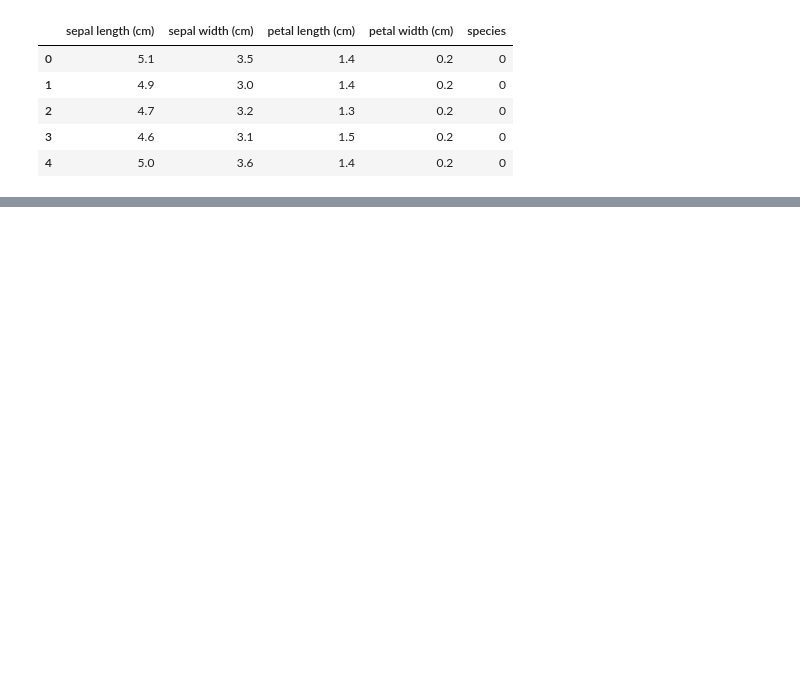
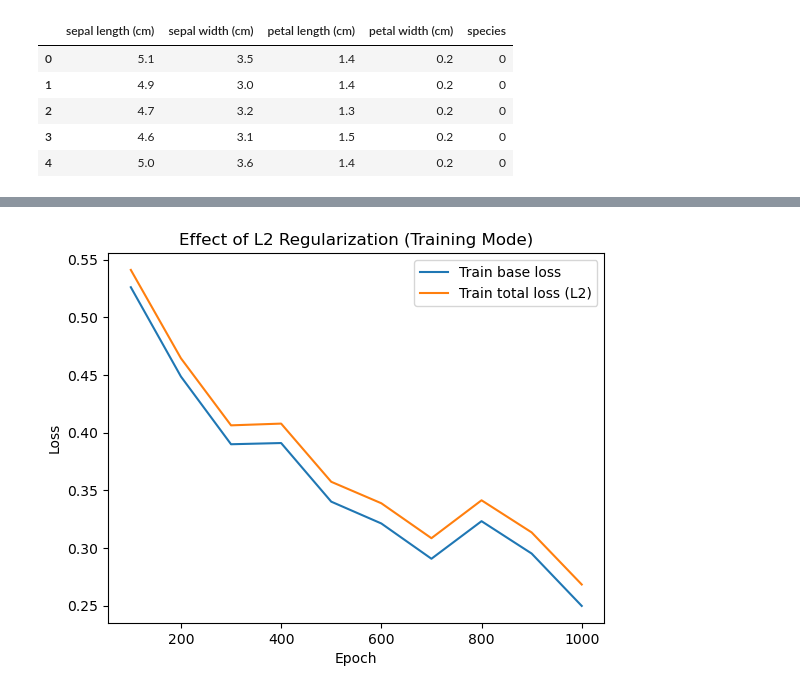
Before and after one commit to nasoskar/ProgrAndMaths, a Jupyter notebook: task1/test.ipynb, the cells around one changed output, grey strips where cells are left out. Cells and saved outputs as stored; diff of their text form; code cells hidden in the pictures; blank space fills up the shorter version.

```diff
--- a/task1/test.ipynb
+++ b/task1/test.ipynb
@@ -298,0 +334,11 @@ plt.show()
+# %%
+plt.figure()
+plt.plot(df["epoch"], df["train_base_loss(train)"], label="Train base loss")
+plt.plot(df["epoch"], df["train_total_loss(train)"], label="Train total loss (L2)")
+plt.xlabel("Epoch")
+plt.ylabel("Loss")
+plt.title("Effect of L2 Regularization (Training Mode)")
+plt.legend()
+plt.show()
+# %% [output]
+[figure, added]
```
Also changed, not shown: parts of 5 cells of this notebook.
